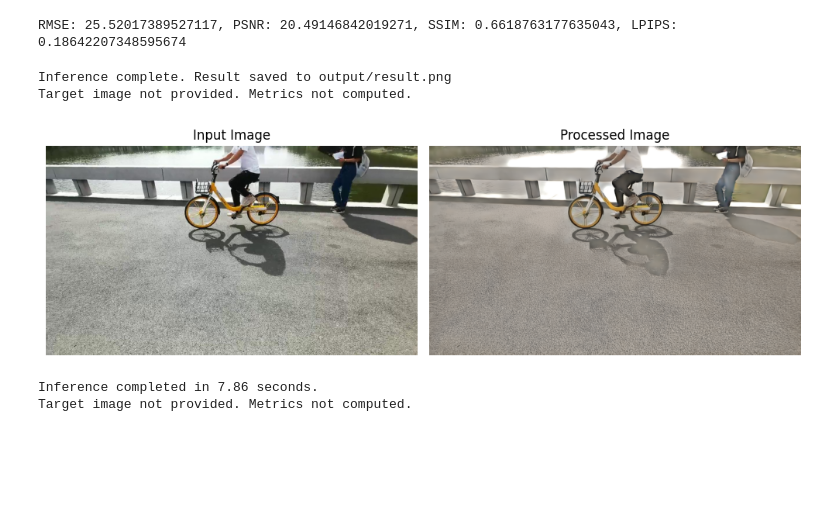
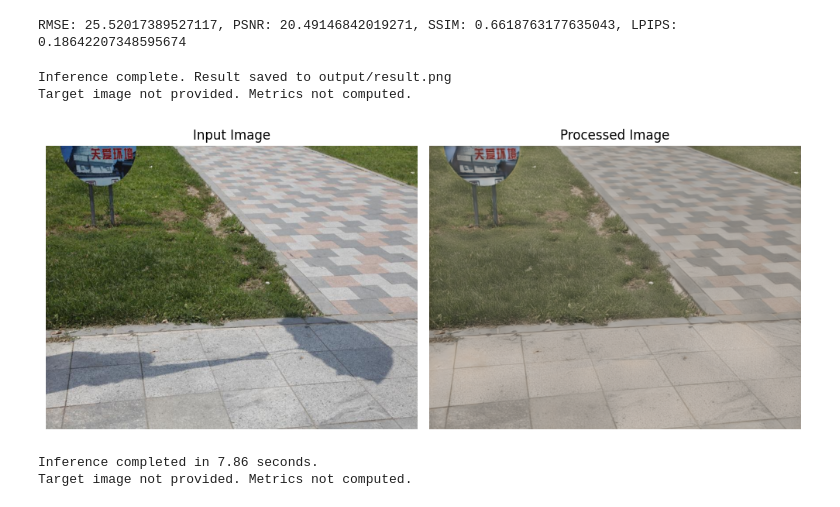
Before and after one commit to zhihuaz0413/ImgShadowRemoval, a Jupyter notebook: test_inference.ipynb, the cells around one changed output. Saved outputs shown, nothing was run; the diff lists cells and outputs as text; code cells hidden in the pictures; blank space fills up the shorter version.

Commit message:
update cpu test

```diff
--- a/test_inference.ipynb
+++ b/test_inference.ipynb
@@ -86,36 +86,36 @@ def single_image_inference(image_path, target_path=None, output_path="result.png
     plt.subplot(1, 3, 1)
     plt.imshow(input_image)
     plt.title("Input Image")
     plt.axis("off")
 
     plt.subplot(1, 3, 2)
     plt.imshow(result_image)
     plt.title("Processed Image")
     plt.axis("off")
 
     if target_image:
         plt.subplot(1, 3, 3)
         plt.imshow(target_image)
         plt.title("Target Image")
         plt.axis("off")
 
     plt.tight_layout()
     plt.show()
 
 
 if __name__ == '__main__':
     # Specify paths
-    # input_image_path = "data/SRD/test/shadow/_MG_6598.jpg"
-    input_image_path = "data/test/test_3.jpg"
+    input_image_path = "data/SRD/test/shadow/_MG_6598.jpg"
+    # input_image_path = "data/test/test_3.jpg"
     target_image_path = None  # Optional
     output_image_path = "output/result.png"
 
     # Run single image inference
     single_image_inference(input_image_path, target_image_path, output_image_path)
 # %% [output]
 Inference complete. Result saved to output/result.png
 Target image not provided. Metrics not computed.
-[figure, old version]
+[figure, new version]
 # %%
 # cpu inference
 import time
```
Also changed, not shown: 1 other file.
